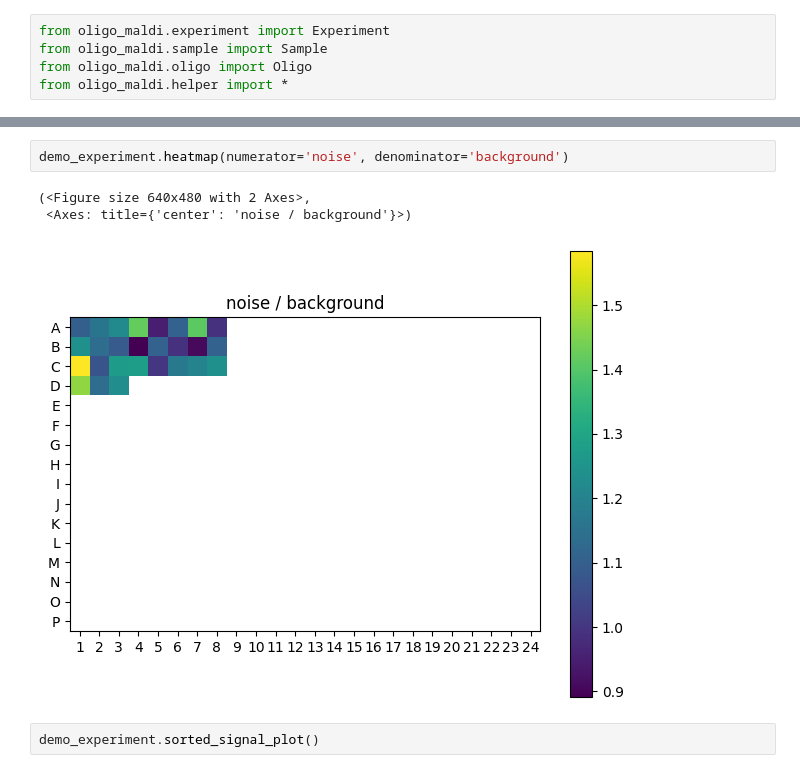
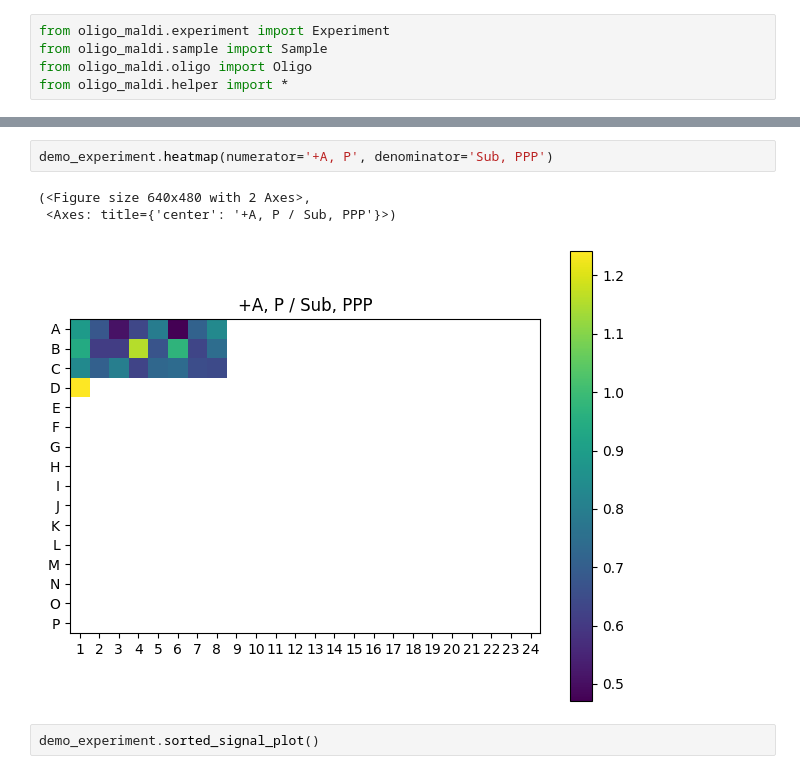
Before and after one commit to mitchso/MASSIVE, a Jupyter notebook: demos/demo_experiment.ipynb, the cells around one changed output, grey strips where cells are left out. Saved outputs shown, nothing was run; the diff lists cells and outputs as text.

Commit message:
Experiment demo work, added gitignore

```diff
--- a/demos/demo_experiment.ipynb
+++ b/demos/demo_experiment.ipynb
@@ -26,9 +51,9 @@ demo_experiment = Experiment(samples)
 # %%
-demo_experiment.heatmap(numerator='noise', denominator='background')
+demo_experiment.heatmap(numerator='+A, P', denominator='Sub, PPP')
 # %% [output]
 (<Figure size 640x480 with 2 Axes>,
- <Axes: title={'center': 'noise / background'}>)
+ <Axes: title={'center': '+A, P / Sub, PPP'}>)
-[figure, old version]
+[figure, new version]
 # %%
 demo_experiment.sorted_signal_plot()
 # %% [output]
```
Also changed, not shown: parts of 7 cells of this notebook, 2 other files.
